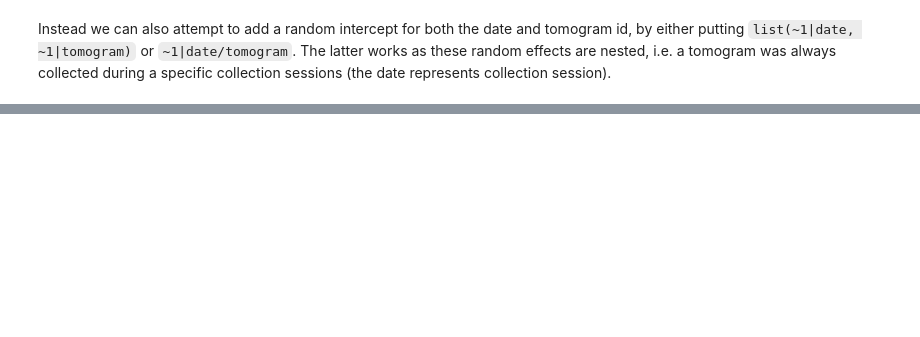
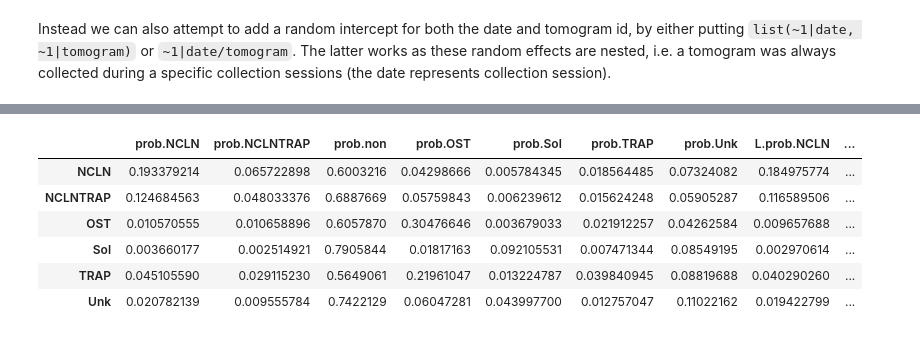
Before and after one commit to McHaillet/polysome-stats, a Jupyter notebook: polysomes/example_stats_R.ipynb, the cells around one changed output, grey strips where cells are left out. Cells and saved outputs as stored; diff of their text form; code cells hidden in the pictures; blank space fills up the shorter version.

```diff
--- a/polysomes/example_stats_R.ipynb
+++ b/polysomes/example_stats_R.ipynb
@@ -184,0 +385,10 @@ The variance-covariance matrix of the random effects (although now its just a si
+# %%
+temp <- data.frame(df_wt)
+temp$tr_state_full <- factor(ifelse(temp$tr_state_full %in% c('NCLN', 'NCLNCCDC47', 'NCLNTRAP', 'NCLNTRAPCCDC47'),
+                                   'NCLN', as.character(temp$tr_state_full)))
+temp <- temp[temp$tr_state_full %in% c('NCLN', 'OST', 'TRAP', 'Sol', 'Unk'), , drop=FALSE]
+temp$tr_state_full <- factor(temp$tr_state_full)
+
+model_trail_state <- mblogit(tr_state_full ~ state, data = temp, random = ~1|tomogram,
+                       control=mmclogit.control(epsilon = 1e-08, maxit = 100))
+summary(model_trail_state)
@@ -184,0 +424,9 @@ The variance-covariance matrix of the random effects (although now its just a si
+# %%
+# print the calculated probailities from the model
+fit.eff <- Effect.mblogit(model_trail_state, 'state')
+prediction <- data.frame(fit.eff$prob, fit.eff$lower.prob, fit.eff$upper.prob)
+row.names(prediction) <- fit.eff$predictors
+prediction
+
+# and write to csv file
+write.csv(prediction, "../data/results/mblogit_trailing-polysome-translocon.csv", row.names=TRUE)
@@ -184,0 +442,14 @@ The variance-covariance matrix of the random effects (although now its just a si
+# %%
+temp <- data.frame(df_wt)
+temp$state_full <- factor(ifelse(temp$state_full %in% c('NCLN', 'NCLNCCDC47'),
+                                   'NCLN', as.character(temp$state_full)))
+temp$state_full <- factor(ifelse(temp$state_full %in% c('NCLNTRAP', 'NCLNTRAPCCDC47'),
+                                   'NCLNTRAP', as.character(temp$state_full)))
+temp$ld_state_full <- factor(ifelse(temp$ld_state_full %in% c('NCLN', 'NCLNCCDC47'),
+                                   'NCLN', as.character(temp$ld_state_full)))
+temp$ld_state_full <- factor(ifelse(temp$ld_state_full %in% c('NCLNTRAP', 'NCLNTRAPCCDC47'),
+                                   'NCLNTRAP', as.character(temp$ld_state_full)))
+
+model_lead_state_extended <- mblogit(ld_state_full ~ state_full, data = temp, random = ~1|tomogram,
+                       control=mmclogit.control(epsilon = 1e-08, maxit = 100))
+summary(model_lead_state_extended)
@@ -184,0 +491,17 @@ The variance-covariance matrix of the random effects (although now its just a si
+# %%
+# print the calculated probailities from the model
+fit.eff <- Effect.mblogit(model_lead_state_extended, 'state_full')
+prediction <- data.frame(fit.eff$prob, fit.eff$lower.prob, fit.eff$upper.prob)
+row.names(prediction) <- fit.eff$predictors
+prediction
+
+# and write to csv file
+write.csv(prediction, "../data/results/mblogit_leading-polysome-translocon_extended.csv", row.names=TRUE)
+# %% [output]
+|  | prob.NCLN | prob.NCLNTRAP | prob.non | prob.OST | prob.Sol | prob.TRAP | prob.Unk | L.prob.NCLN | ... |
+| NCLN | 0.193379214 | 0.065722898 | 0.6003216 | 0.04298666 | 0.005784345 | 0.018564485 | 0.07324082 | 0.184975774 | ... |
+| NCLNTRAP | 0.124684563 | 0.048033376 | 0.6887669 | 0.05759843 | 0.006239612 | 0.015624248 | 0.05905287 | 0.116589506 | ... |
+| OST | 0.010570555 | 0.010658896 | 0.6057870 | 0.30476646 | 0.003679033 | 0.021912257 | 0.04262584 | 0.009657688 | ... |
+| Sol | 0.003660177 | 0.002514921 | 0.7905844 | 0.01817163 | 0.092105531 | 0.007471344 | 0.08549195 | 0.002970614 | ... |
+| TRAP | 0.045105590 | 0.029115230 | 0.5649061 | 0.21961047 | 0.013224787 | 0.039840945 | 0.08819688 | 0.040290260 | ... |
+| Unk | 0.020782139 | 0.009555784 | 0.7422129 | 0.06047281 | 0.043997700 | 0.012757047 | 0.11022162 | 0.019422799 | ... |
```
Also changed, not shown: parts of 30 cells of this notebook, 19 other files.
